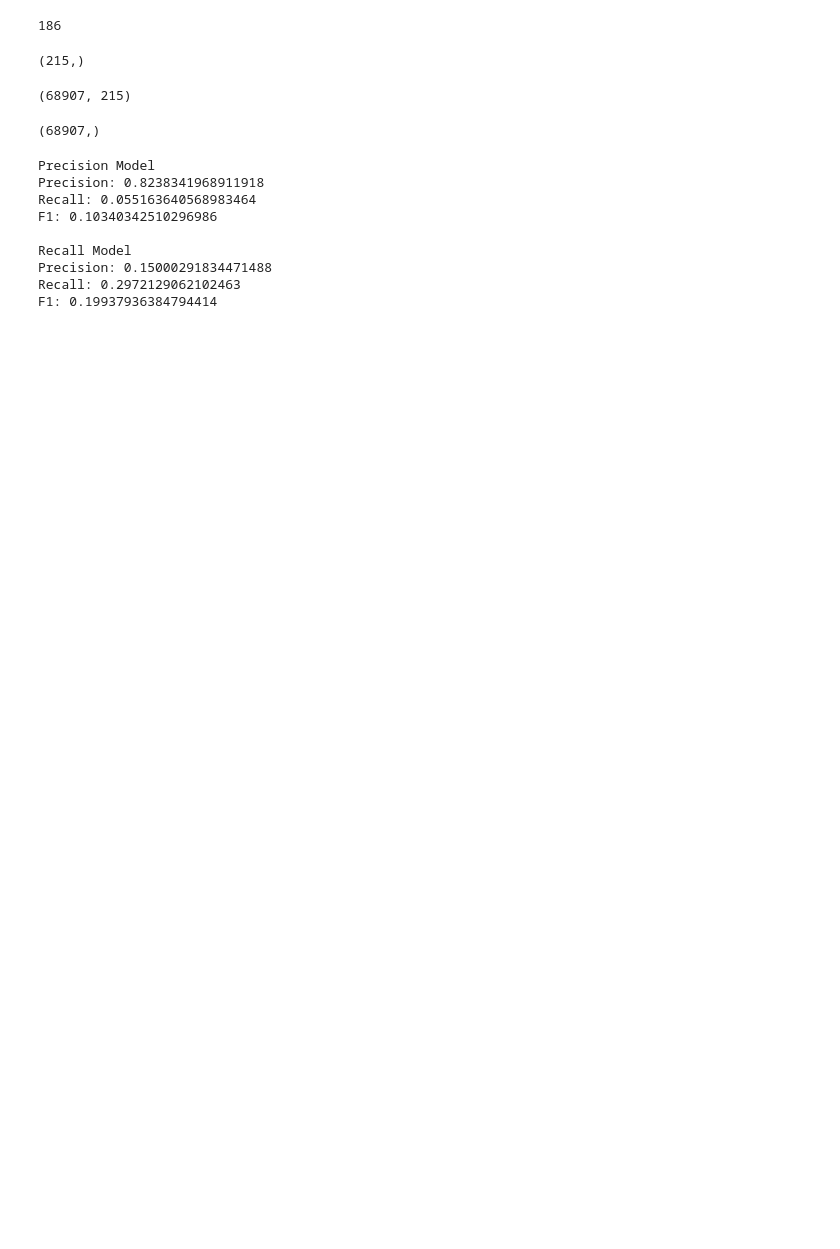
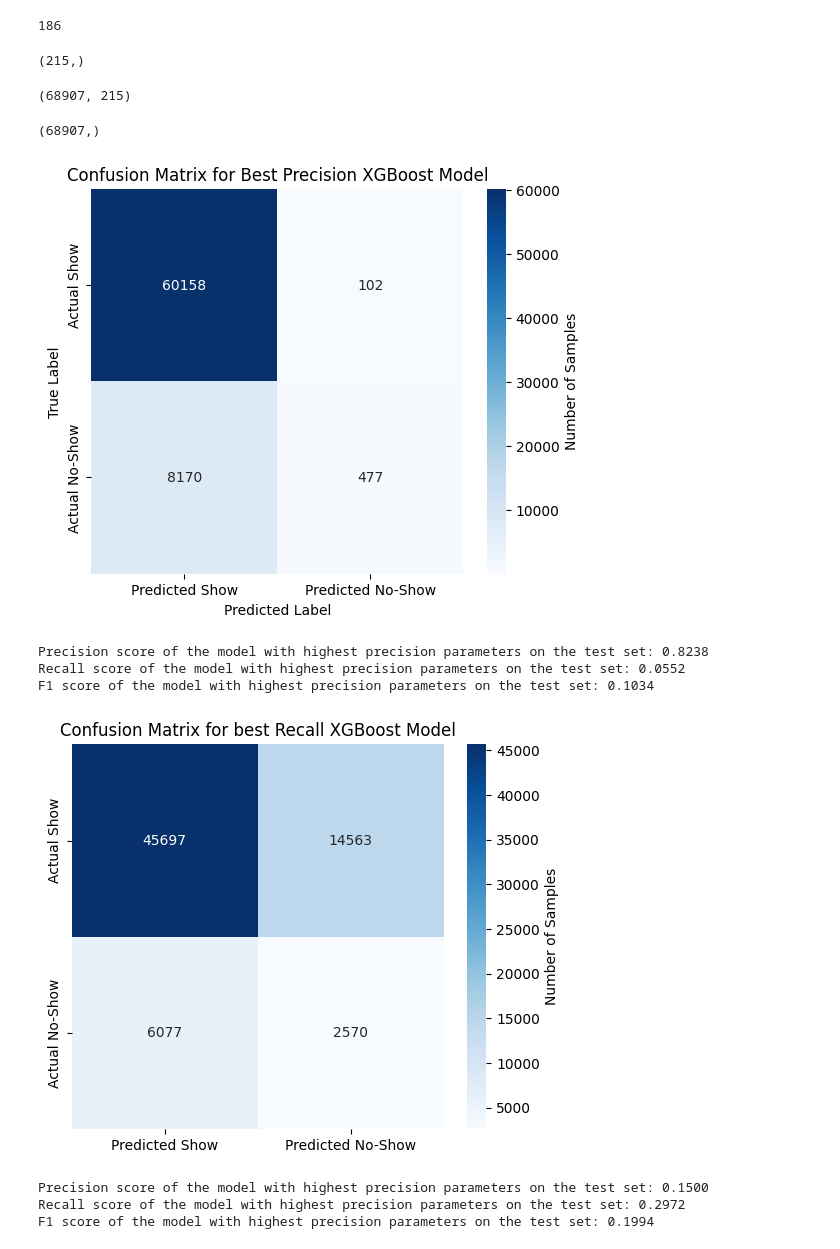
Before and after one commit to anonymous-himalayas/170A-CHOC, a Jupyter notebook: submission/submission.ipynb, the cells around one changed output. Cells and saved outputs as stored; diff of their text form; code cells hidden in the pictures; blank space fills up the shorter version.

```diff
--- a/submission/submission.ipynb
+++ b/submission/submission.ipynb
@@ -41,23 +44,57 @@ y_test.shape
 # %%
 precision_preds = precision_model.predict(X_test)
 recall_preds = recall_model.predict(X_test)
 
-print("Precision Model")
-print("Precision:", precision_score(y_test, precision_preds))
-print("Recall:", recall_score(y_test, precision_preds))
-print("F1:", f1_score(y_test, precision_preds))
-print()
-print("Recall Model")
-print("Precision:", precision_score(y_test, recall_preds))
-print("Recall:", recall_score(y_test, recall_preds))
-print("F1:", f1_score(y_test, recall_preds))
+# 4. Compute the confusion matrix
+cm_precision_model = confusion_matrix(y_test, precision_preds)
+
+# 5. Plot the confusion matrix
+plt.figure(figsize=(6, 5)) # Made figure size smaller
+sns.heatmap(cm_precision_model, annot=True, fmt='d', cmap='Blues',
+            xticklabels=['Predicted Show', 'Predicted No-Show'], # Updated labels
+            yticklabels=['Actual Show', 'Actual No-Show'], # Updated labels
+            cbar_kws={'label': 'Number of Samples'}) # Added color axis title
+plt.xlabel('Predicted Label')
+plt.ylabel('True Label')
+plt.title('Confusion Matrix for Best Precision XGBoost Model')
+plt.show()
+
+# Print precision, recall, and F1-score for verification on the test set
+precision_of_best_precision_model = precision_score(y_test, precision_preds)
+recall_of_best_precision_model = recall_score(y_test, precision_preds)
+f1_of_best_precision_model = f1_score(y_test, precision_preds)
+
+print(f"Precision score of the model with highest precision parameters on the test set: {precision_of_best_precision_model:.4f}")
+print(f"Recall score of the model with highest precision parameters on the test set: {recall_of_best_precision_model:.4f}")
+print(f"F1 score of the model with highest precision parameters on the test set: {f1_of_best_precision_model:.4f}")
+
+
+# 4. Compute the confusion matrix
+cm_recall_model = confusion_matrix(y_test, recall_preds)
+
+# 5. Visualize the confusion matrix
+plt.figure(figsize=(6, 5)) # Made figure size smaller
+sns.heatmap(cm_recall_model, annot=True, fmt='d', cmap='Blues',
+            xticklabels=['Predicted Show', 'Predicted No-Show'], # Updated labels
+            yticklabels=['Actual Show', 'Actual No-Show'], # Updated labels
+            cbar_kws={'label': 'Number of Samples'}) # Added color axis title
+
+plt.title(f'Confusion Matrix for best Recall XGBoost Model')
+plt.show()
+
+precision_of_best_recall_model = precision_score(y_test, recall_preds)
+recall_of_best_recall_model = recall_score(y_test, recall_preds)
+f1_of_best_recall_model = f1_score(y_test, recall_preds)
+
+print(f"Precision score of the model with highest precision parameters on the test set: {precision_of_best_recall_model:.4f}")
+print(f"Recall score of the model with highest precision parameters on the test set: {recall_of_best_recall_model:.4f}")
+print(f"F1 score of the model with highest precision parameters on the test set: {f1_of_best_recall_model:.4f}")
 # %% [output]
+[figure, added]
-Precision Model
-Precision: 0.8238341968911918
-Recall: 0.055163640568983464
-F1: 0.10340342510296986
-
-Recall Model
-Precision: 0.15000291834471488
-Recall: 0.2972129062102463
-F1: 0.19937936384794414
+Precision score of the model with highest precision parameters on the test set: 0.8238
+Recall score of the model with highest precision parameters on the test set: 0.0552
+F1 score of the model with highest precision parameters on the test set: 0.1034
+[figure, added]
+Precision score of the model with highest precision parameters on the test set: 0.1500
+Recall score of the model with highest precision parameters on the test set: 0.2972
+F1 score of the model with highest precision parameters on the test set: 0.1994
```
Also changed, not shown: parts of 1 cell of this notebook, 1 other file.
